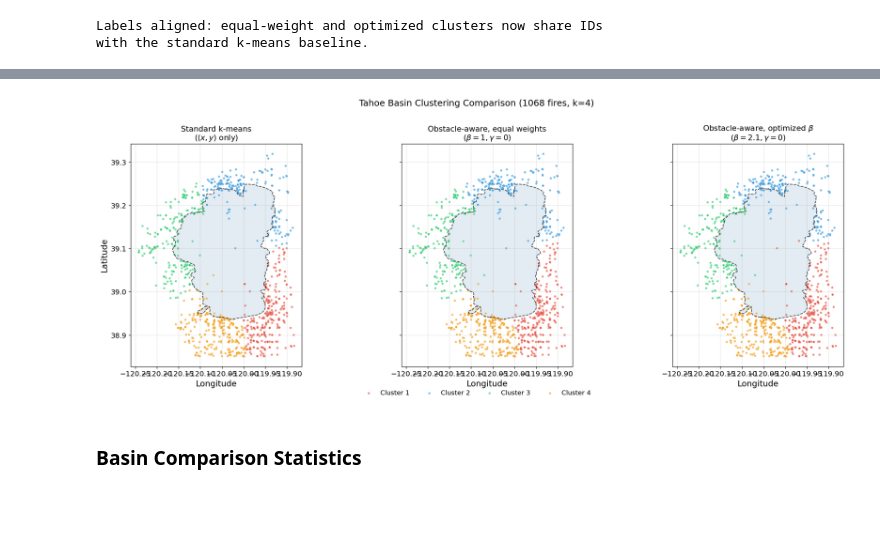
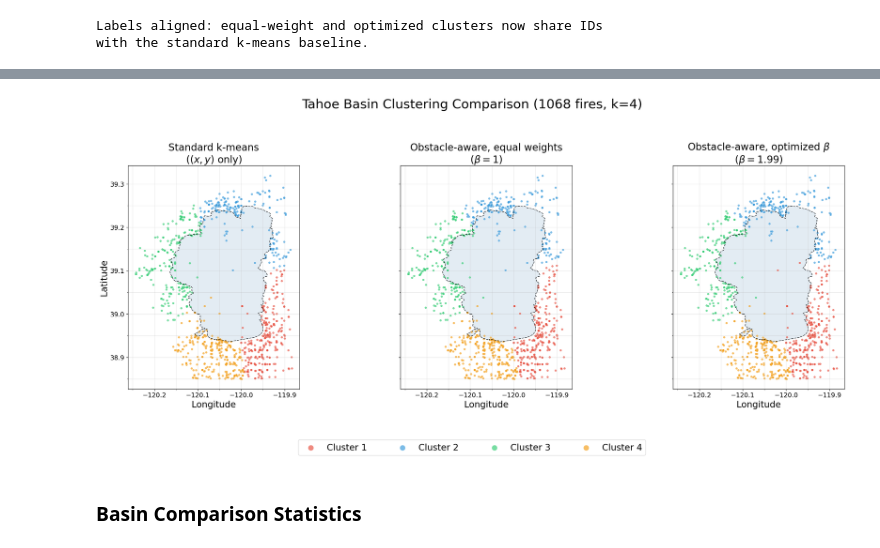
Before and after one commit to Michele-75/obstacle-aware-clustering, a Jupyter notebook: notebooks/02_tahoe_wildfires_clustered.ipynb, the cells around one changed output, grey strips where cells are left out. Drawn from its saved outputs; the diff is of its cells as text; code cells hidden in the pictures; blank space fills up the shorter version.

Commit message:
Notebook 02 updates; fixing markdown and plots

```diff
--- a/notebooks/02_tahoe_wildfires_clustered.ipynb
+++ b/notebooks/02_tahoe_wildfires_clustered.ipynb
@@ -711,0 +789,13 @@ Tahoe's basin-scale $J$ surface has a clear minimum near $\beta = 1$, so equal w
+# %%
+# Among betas within J_tol of the best J (the low-J basins), pick the smallest span.
+J_tol = 0.001
+J_best = J_vals_basin.min()
+eligible = J_vals_basin <= J_best + J_tol
+
+# Search span only within the low-J betas; everything else set to infinity.
+masked_span = np.where(eligible, spans_by_beta_basin, np.inf)
+i_sel = masked_span.argmin()
+opt_beta_basin = beta_grid_basin[i_sel]
+
+print(f'Selected beta = {opt_beta_basin:.4f} '
+      f'(J = {J_vals_basin[i_sel]:.4f}, span = {spans_by_beta_basin[i_sel]:.4f})')
@@ -775,44 +866,59 @@ Three panels showing the same fires clustered three ways. With $\beta = 1$, the
 # %%
-fig, axes = plt.subplots(1, 3, figsize=(20, 7), sharex=True, sharey=True)
+from matplotlib.ticker import MultipleLocator
+
+fig, axes = plt.subplots(1, 3, figsize=(24, 9.5), sharex=True, sharey=True)
 
 for ax, labels, title in [
     (axes[0], labels_basin_std_aligned, 'Standard k-means\n($(x, y)$ only)'),
     (axes[1], labels_basin_eq_aligned,
-     r'Obstacle-aware, equal weights' + '\n' + r'($\beta = 1, \gamma = 0$)'),
+     r'Obstacle-aware, equal weights' + '\n' + r'($\beta = 1$)'),
     (axes[2], labels_basin_opt_aligned,
      r'Obstacle-aware, optimized $\beta$' + '\n' +
-     rf'($\beta = {opt_beta_basin}, \gamma = 0$)'),
+     rf'($\beta = {opt_beta_basin:.2f}$)'),
 ]:
     # Boundary
     ax.plot(spline_pts[:, 0], spline_pts[:, 1], color='black', linestyle='--',
             linewidth=1.2, alpha=0.7)
     ax.fill(spline_pts[:, 0], spline_pts[:, 1], alpha=0.15, color='steelblue')
 
     # Fires colored by cluster
     for i in range(k):
         mask = labels == i
         ax.scatter(fires['LONGITUDE'].values[mask],
                    fires['LATITUDE'].values[mask],
-                   c=CLUSTER_COLORS[i], s=14, alpha=0.65,
+                   c=CLUSTER_COLORS[i], s=20, alpha=0.65,
                    label=f'Cluster {i+1}', edgecolors='white', linewidth=0.2)
 
-    ax.set_title(title, fontsize=13)
-    ax.set_xlabel('Longitude')
+    ax.set_title(title, fontsize=20)
+    ax.set_xlabel('Longitude', fontsize=18)
     ax.set_aspect('equal')
-    ax.grid(True, alpha=0.3)
 
-axes[0].set_ylabel('Latitude')
+    # Gridlines every 0.05 on both axes; labels only every 0.10 (every other line)
+    ax.xaxis.set_major_locator(MultipleLocator(0.10))   # labeled
+    ax.xaxis.set_minor_locator(MultipleLocator(0.05))   # gridline only
+    ax.yaxis.set_major_locator(MultipleLocator(0.10))   # labeled
+    ax.yaxis.set_minor_locator(MultipleLocator(0.05))   # gridline only
+    ax.grid(which='both', alpha=0.3)                    # draw both major and minor
 
+    ax.tick_params(axis='both', which='major', labelsize=13)
+
+axes[0].set_ylabel('Latitude', fontsize=18)
+
+# Larger legend, pushed further below the panels
 handles, leg_labels = axes[0].get_legend_handles_labels()
 fig.legend(handles, leg_labels, loc='lower center', ncol=k,
-           bbox_to_anchor=(0.5, -0.02), frameon=False, fontsize=11)
+           bbox_to_anchor=(0.5, -0.04), frameon=True, fontsize=18,
+           markerscale=2.5, columnspacing=3.0, handletextpad=0.8)
 
 fig.suptitle(f'Tahoe Basin Clustering Comparison ({len(fires)} fires, k={k})',
-             fontsize=15, y=1.00)
-plt.tight_layout()
+             fontsize=26, y=1.03)
+
+# Reserve bottom room for the legend; pull panels close together
+plt.tight_layout(rect=[0, 0.10, 1, 0.97])
+plt.subplots_adjust(wspace=0.02)
 plt.show()
 # %% [output]
-[figure, old version]
+[figure, new version]
 # %% [markdown]
 ### Basin Comparison Statistics
 # %%
```
Also changed, not shown: parts of 36 cells of this notebook, 1 other file.
